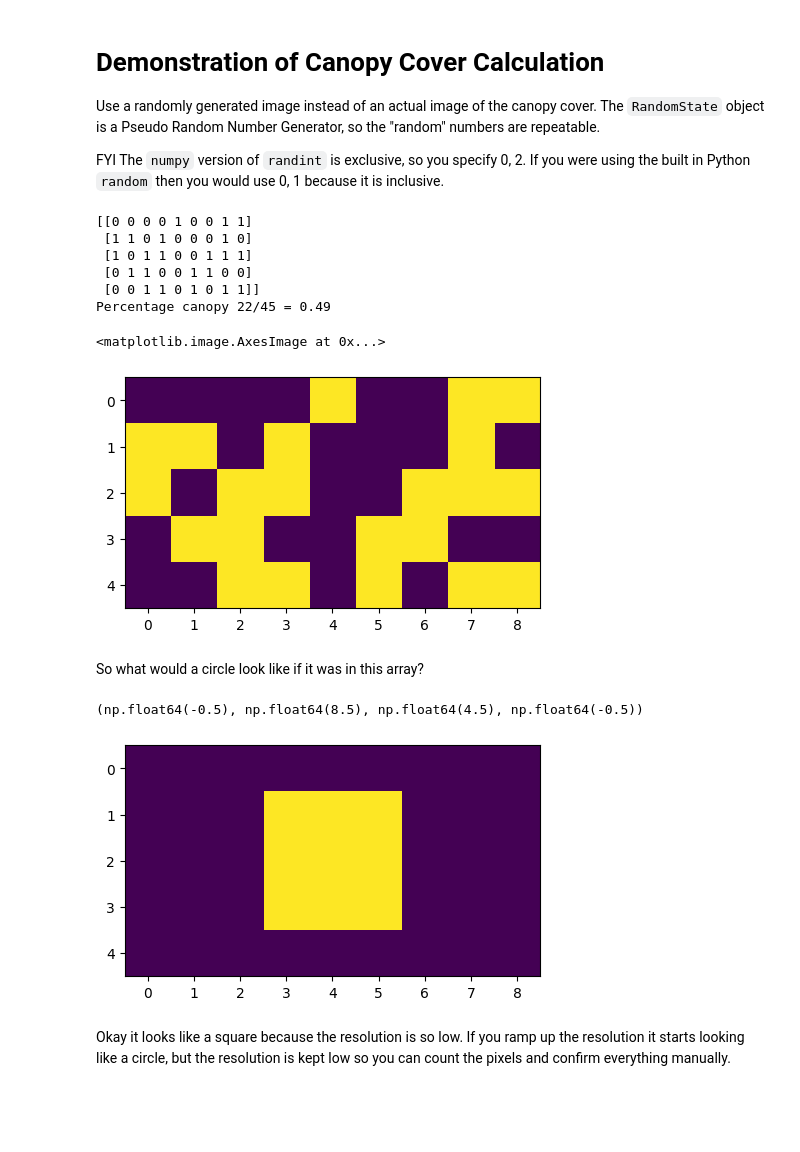
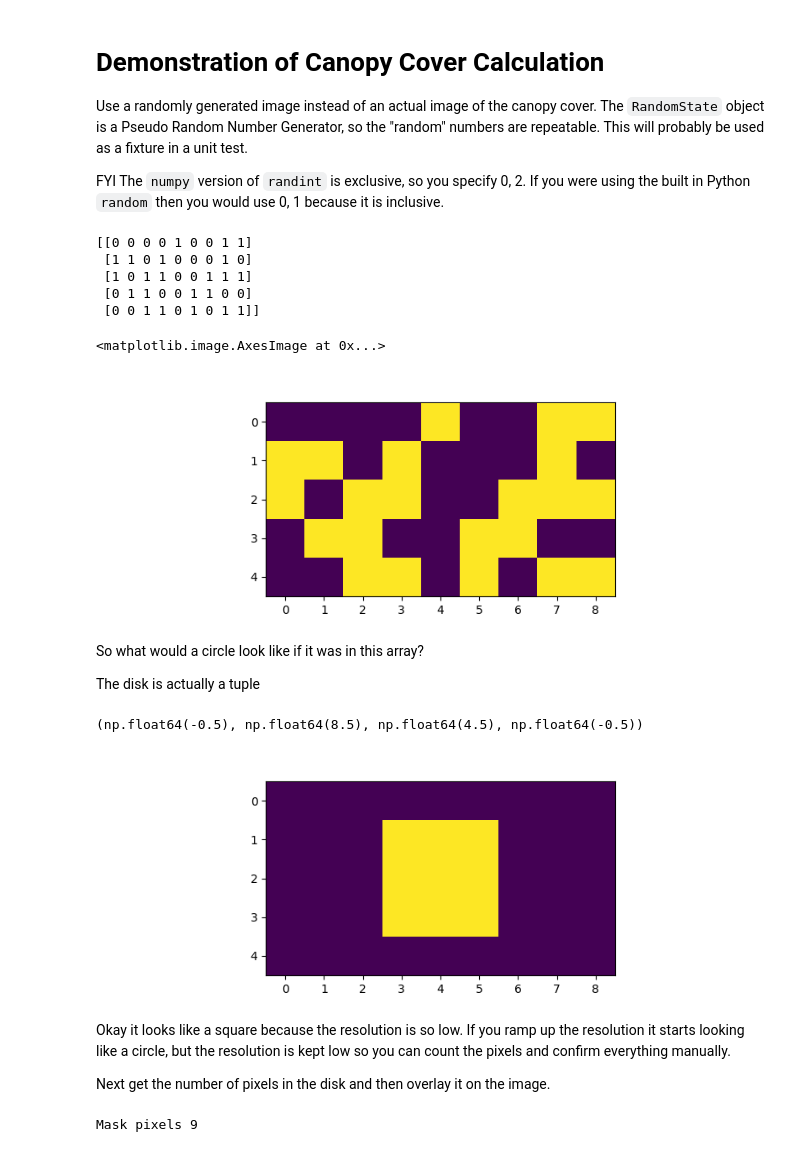
Before and after one commit to joejcollins/atlanta-shore, a Jupyter notebook: notebooks/image_processing/crude_canopy_cover.ipynb, the cells around one changed output. Drawn from its saved outputs; the diff is of its cells as text; code cells hidden in the pictures; blank space fills up the shorter version.

```diff
--- a/notebooks/image_processing/crude_canopy_cover.ipynb
+++ b/notebooks/image_processing/crude_canopy_cover.ipynb
@@ -4,6 +4,7 @@
 Use a randomly generated image instead of an actual image of the canopy cover.
 The `RandomState` object is a Pseudo Random Number Generator,
 so the "random" numbers are repeatable.
+This will probably be used as a fixture in a unit test.
 
 FYI The `numpy` version of `randint` is exclusive, so you specify 0, 2.
 If you were using the built in Python `random` then you would use 0, 1
@@ -11,34 +12,30 @@ because it is inclusive.
 # %%
 """Create a dummy canopy image."""
 import numpy
 from matplotlib import pyplot
 from numpy import random
 from skimage import draw
 
 PRNG = random.RandomState(seed=2024)  # The Pseudo Random Number Generator.
 WIDTH = 5
 HEIGHT = 9
 CANOPY_IMAGE = PRNG.randint(0, 2, size=(WIDTH, HEIGHT))  # cols then rows 'cos it's an array.
 print(CANOPY_IMAGE)
 
-TOTAL_PIXELS = WIDTH * HEIGHT
-CANOPY_PIXELS = numpy.sum(CANOPY_IMAGE)
-PERCENTAGE_CANOPY = CANOPY_PIXELS / TOTAL_PIXELS
-print(F"Percentage canopy {CANOPY_PIXELS}/{TOTAL_PIXELS} = {PERCENTAGE_CANOPY:.2f}")
-
 figure, axes = pyplot.subplots(figsize=(8,3))
 axes.imshow(CANOPY_IMAGE)
 # %% [output]
 [[0 0 0 0 1 0 0 1 1]
  [1 1 0 1 0 0 0 1 0]
  [1 0 1 1 0 0 1 1 1]
  [0 1 1 0 0 1 1 0 0]
  [0 0 1 1 0 1 0 1 1]]
-Percentage canopy 22/45 = 0.49
 <matplotlib.image.AxesImage at 0x...>
-[figure, old version]
+[figure, new version]
 # %% [markdown]
 So what would a circle look like if it was in this array?
+
+The disk is actually a tuple
 # %%
 """Create a circular mask."""
 CANOPY_IMAGE_SHAPE = CANOPY_IMAGE.shape
@@ -52,17 +49,29 @@ CENTER_X = COLUMNS // 2
 
 # Create a mask with a circle
 CANOPY_IMAGE_MASK = numpy.zeros(CANOPY_IMAGE_SHAPE, dtype=bool)
-rr, cc = draw.disk((CENTER_Y, CENTER_X), RADIUS, shape=(ROWS, COLUMNS))
-CANOPY_IMAGE_MASK[rr, cc] = True
+DISK = draw.disk(
+    (CENTER_Y, CENTER_X), RADIUS, shape=(ROWS, COLUMNS)
+)
+# The DISK is actually a tuple of the row and column indices of the pixels of the disk.
+CANOPY_IMAGE_MASK[DISK] = True
 
-figure, axes = pyplot.subplots(figsize=(8,3))
+figure, axes = pyplot.subplots(figsize=(8, 3))
 axes.imshow(CANOPY_IMAGE_MASK)
-axes.axis('on')
+axes.axis("on")
 # %% [output]
 (np.float64(-0.5), np.float64(8.5), np.float64(4.5), np.float64(-0.5))
-[figure, old version]
+[figure, new version]
 # %% [markdown]
 Okay it looks like a square because the resolution is so low.
 If you ramp up the resolution it starts looking like a circle,
 but the resolution is kept low so you can count the pixels
 and confirm everything manually.
+
+Next get the number of pixels in the disk
+and then overlay it on the image.
+# %%
+"""Get the number of pixels in the mask."""
+VISIBLE_AREA_PIXELS = numpy.sum(CANOPY_IMAGE_MASK)
+print(f"Mask pixels {VISIBLE_AREA_PIXELS:,}")
+# %% [output]
+Mask pixels 9
```
Also changed, not shown: parts of 3 cells of this notebook.
